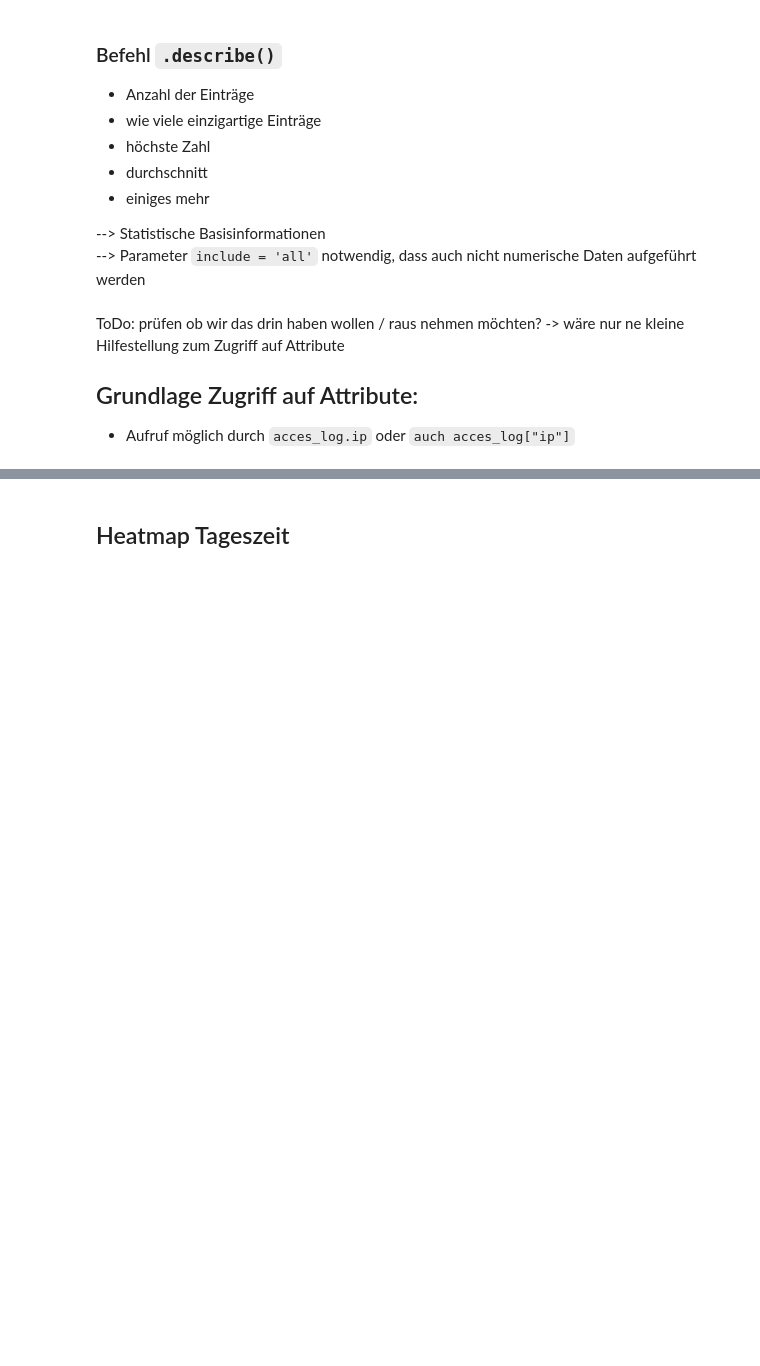
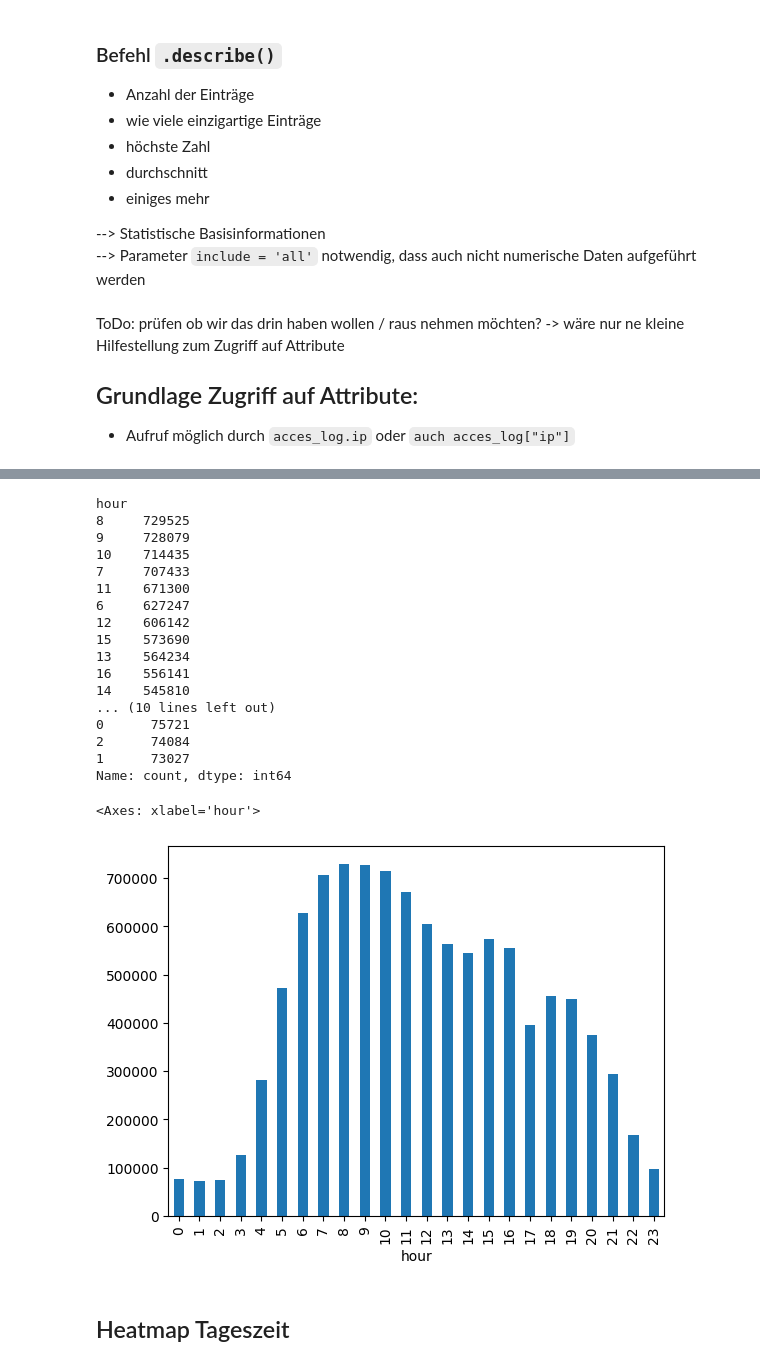
Before and after one commit to Flenz42/HSD-DAW-Pandas-SS23, a Jupyter notebook: project.ipynb, the cells around one changed output, grey strips where cells are left out. Drawn from its saved outputs; the diff is of its cells as text; code cells hidden in the pictures; blank space fills up the shorter version.

```diff
--- a/project.ipynb
+++ b/project.ipynb
@@ -146,17 +139,0 @@ print(access_log.time[0].minute)
-# %%
-# For Schleife zum erstellen der neuen Attribute Tag und Zeit Stunde und Minute
-# Das kann ggf. auch schöner gemacht werden. Dauert auf jeden Fall seine Zeit!
-
-#erstellt jeweilige Spalten
-
-"""
-i = 0
-
-for timestamp in access_log.time:
-    access_log["day"][i] = timestamp.date()
-    access_log["time_of_day"][i] = timestamp.time() #ToDo: hier ggf. vorher time zu timestamp machen --> dann
-    access_log["hour"][i] = timestamp.hour
-    access_log["minute"][i] = timestamp.minute
-    i = i+1
-
-    #print(timestamp, i) """
@@ -194,0 +184,24 @@ access_log.value_counts("minute")
+# %%
+hours_count = access_log.value_counts("hour")
+print(hours_count)
+hours_count.sort_index().plot(kind='bar')
+# %% [output]
+hour
+8     729525
+9     728079
+10    714435
+7     707433
+11    671300
+6     627247
+12    606142
+15    573690
+13    564234
+16    556141
+14    545810
+... (10 lines left out)
+0      75721
+2      74084
+1      73027
+Name: count, dtype: int64
+<Axes: xlabel='hour'>
+[figure, added]
```
Also changed, not shown: parts of 22 cells of this notebook.
